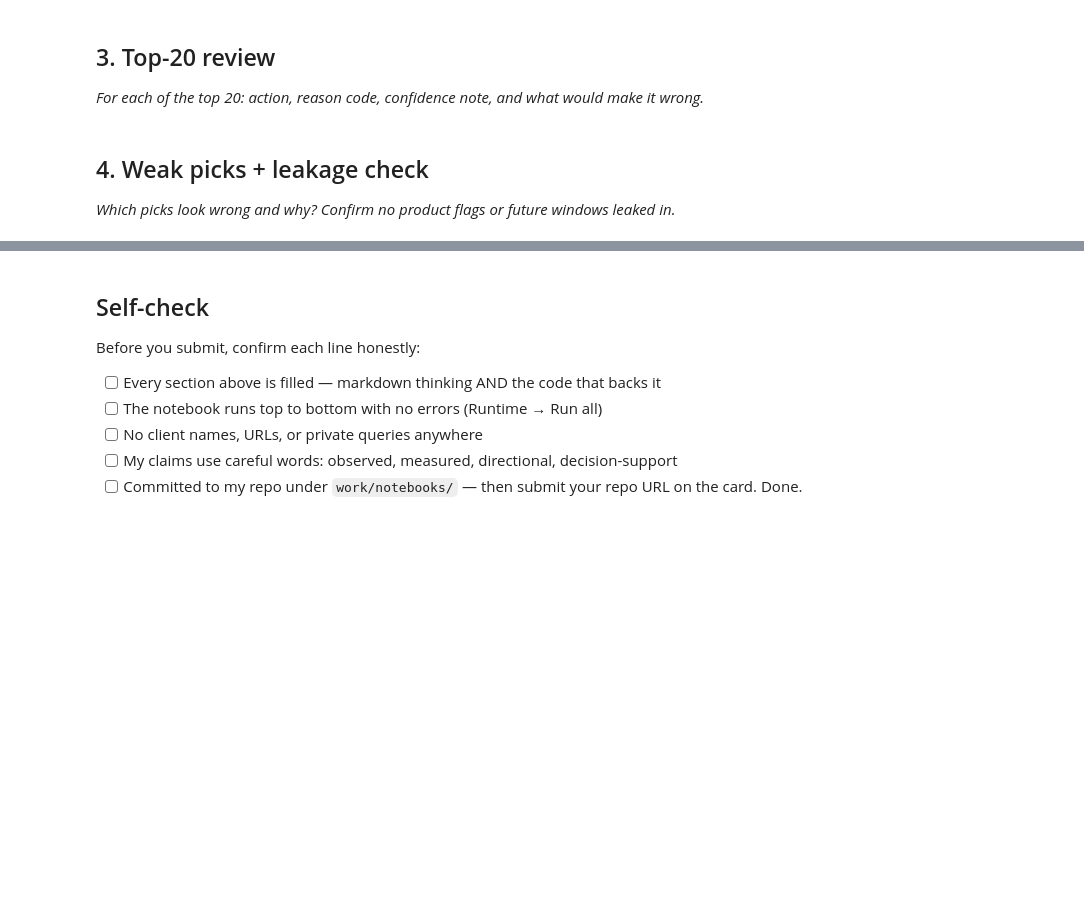
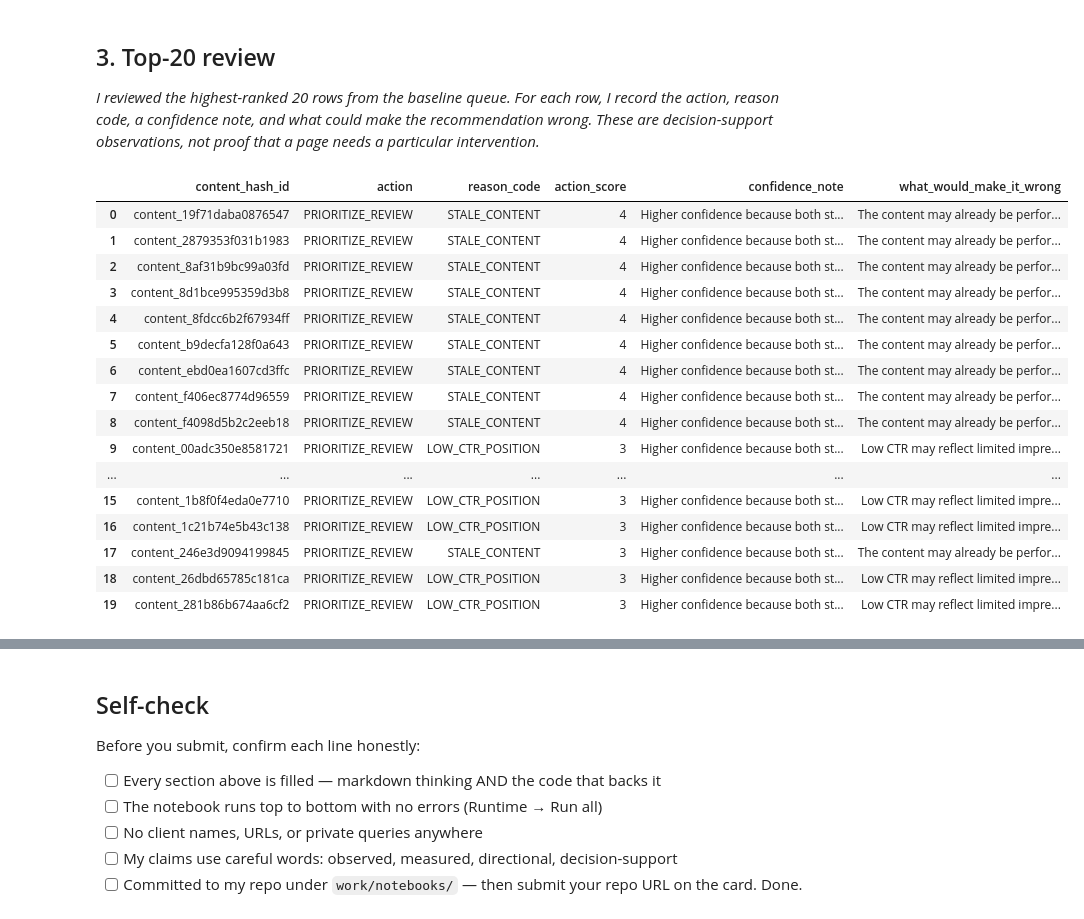
Before and after one commit to hadiya27/hadiya-flyrank-ml-internship, a Jupyter notebook: work/notebooks/w04_baseline_score.ipynb, the cells around one changed output, grey strips where cells are left out. Drawn from its saved outputs; the diff is of its cells as text; code cells hidden in the pictures; blank space fills up the shorter version.

```diff
--- a/work/notebooks/w04_baseline_score.ipynb
+++ b/work/notebooks/w04_baseline_score.ipynb
@@ -22,0 +27,19 @@ This skeleton is yours to fill. Work the sections **in order** — each one has
+# %%
+from google.colab import userdata
+import duckdb
+
+hf_token = userdata.get("HF_TOKEN")
+
+con = duckdb.connect()
+
+con.execute("INSTALL httpfs;")
+con.execute("LOAD httpfs;")
+
+con.execute(f"""
+    CREATE OR REPLACE SECRET hf_secret (
+        TYPE HUGGINGFACE,
+        TOKEN '{hf_token}'
+    );
+""")
+
+print("FlyRank warehouse connection setup complete.")
@@ -23,4 +344,4 @@ This skeleton is yours to fill. Work the sections **in order** — each one has
 # %% [markdown]
 ## 3. Top-20 review
 
-*For each of the top 20: action, reason code, confidence note, and what would make it wrong.*
+*I reviewed the highest-ranked 20 rows from the baseline queue. For each row, I record the action, reason code, a confidence note, and what could make the recommendation wrong. These are decision-support observations, not proof that a page needs a particular intervention.*
@@ -30,4 +347,0 @@ This skeleton is yours to fill. Work the sections **in order** — each one has
-# %% [markdown]
-## 4. Weak picks + leakage check
-
-*Which picks look wrong and why? Confirm no product flags or future windows leaked in.*
@@ -36,0 +348,49 @@ This skeleton is yours to fill. Work the sections **in order** — each one has
+# %%
+# Section 3: Top-20 review
+
+top20 = queue.head(20).copy()
+
+top20["confidence_note"] = top20.apply(
+    lambda row:
+        "Higher confidence because both staleness and CTR-position signals contribute."
+        if row["action_score"] >= 3
+        else "Directional signal; human review is still needed.",
+    axis=1
+)
+
+top20["what_would_make_it_wrong"] = top20.apply(
+    lambda row:
+        "The content may already be performing adequately despite the observed signals."
+        if row["reason_code"] == "STALE_CONTENT"
+        else "Low CTR may reflect limited impressions, query mix, or position rather than a content issue.",
+    axis=1
+)
+
+top20[
+    [
+        "content_hash_id",
+        "action",
+        "reason_code",
+        "action_score",
+        "confidence_note",
+        "what_would_make_it_wrong"
+    ]
+]
+# %% [output]
+|  | content_hash_id | action | reason_code | action_score | confidence_note | what_would_make_it_wrong |
+| 0 | content_19f71daba0876547 | PRIORITIZE_REVIEW | STALE_CONTENT | 4 | Higher confidence because both st... | The content may already be perfor... |
+| 1 | content_2879353f031b1983 | PRIORITIZE_REVIEW | STALE_CONTENT | 4 | Higher confidence because both st... | The content may already be perfor... |
+| 2 | content_8af31b9bc99a03fd | PRIORITIZE_REVIEW | STALE_CONTENT | 4 | Higher confidence because both st... | The content may already be perfor... |
+| 3 | content_8d1bce995359d3b8 | PRIORITIZE_REVIEW | STALE_CONTENT | 4 | Higher confidence because both st... | The content may already be perfor... |
+| 4 | content_8fdcc6b2f67934ff | PRIORITIZE_REVIEW | STALE_CONTENT | 4 | Higher confidence because both st... | The content may already be perfor... |
+| 5 | content_b9decfa128f0a643 | PRIORITIZE_REVIEW | STALE_CONTENT | 4 | Higher confidence because both st... | The content may already be perfor... |
+| 6 | content_ebd0ea1607cd3ffc | PRIORITIZE_REVIEW | STALE_CONTENT | 4 | Higher confidence because both st... | The content may already be perfor... |
+| 7 | content_f406ec8774d96559 | PRIORITIZE_REVIEW | STALE_CONTENT | 4 | Higher confidence because both st... | The content may already be perfor... |
+| 8 | content_f4098d5b2c2eeb18 | PRIORITIZE_REVIEW | STALE_CONTENT | 4 | Higher confidence because both st... | The content may already be perfor... |
+| 9 | content_00adc350e8581721 | PRIORITIZE_REVIEW | LOW_CTR_POSITION | 3 | Higher confidence because both st... | Low CTR may reflect limited impre... |
+| ... | ... | ... | ... | ... | ... | ... |
+| 15 | content_1b8f0f4eda0e7710 | PRIORITIZE_REVIEW | LOW_CTR_POSITION | 3 | Higher confidence because both st... | Low CTR may reflect limited impre... |
+| 16 | content_1c21b74e5b43c138 | PRIORITIZE_REVIEW | LOW_CTR_POSITION | 3 | Higher confidence because both st... | Low CTR may reflect limited impre... |
+| 17 | content_246e3d9094199845 | PRIORITIZE_REVIEW | STALE_CONTENT | 3 | Higher confidence because both st... | The content may already be perfor... |
+| 18 | content_26dbd65785c181ca | PRIORITIZE_REVIEW | LOW_CTR_POSITION | 3 | Higher confidence because both st... | Low CTR may reflect limited impre... |
+| 19 | content_281b86b674aa6cf2 | PRIORITIZE_REVIEW | LOW_CTR_POSITION | 3 | Higher confidence because both st... | Low CTR may reflect limited impre... |
```
Also changed, not shown: parts of 20 cells of this notebook.
